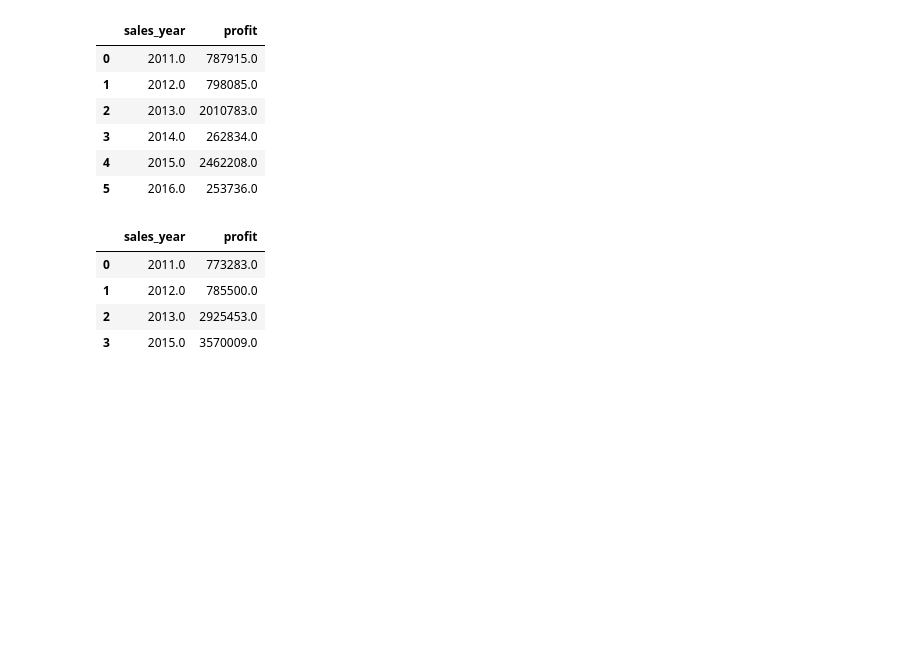
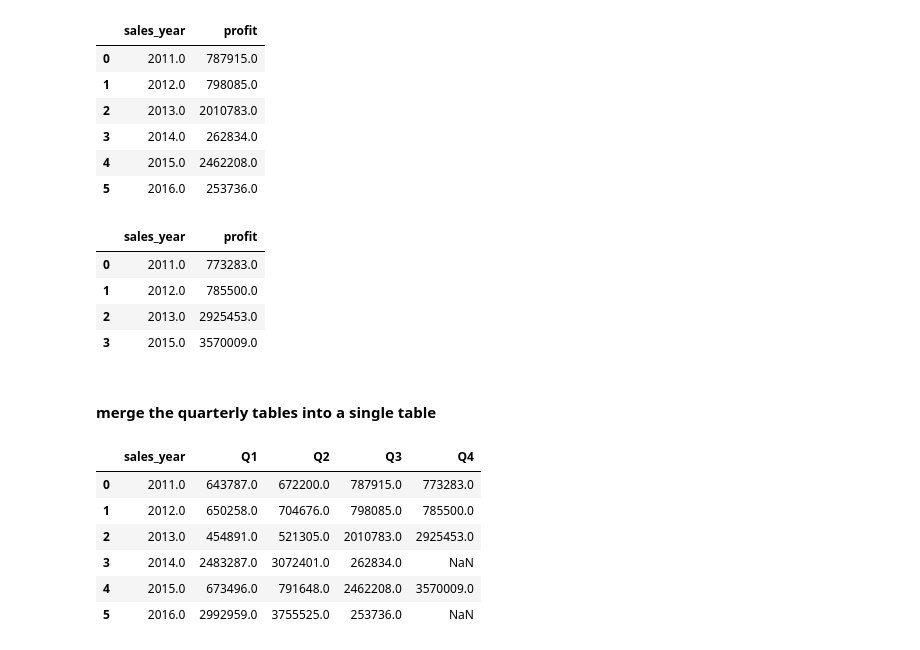
Before and after one commit to LemmyFee/Code-Your-Way-Up, a Jupyter notebook: buybuy_sales.ipynb, the cells around one changed output. Cells and saved outputs as stored; diff of their text form; code cells hidden in the pictures; blank space fills up the shorter version.

Commit message:
feat - merge tables
Merge quarterly tables to create a main table.

```diff
--- a/buybuy_sales.ipynb
+++ b/buybuy_sales.ipynb
@@ -210,3 +210,22 @@ q4
 | 1 | 2012.0 | 785500.0 |
 | 2 | 2013.0 | 2925453.0 |
 | 3 | 2015.0 | 3570009.0 |
+# %% [markdown]
+#### merge the quarterly tables into a single table
+# %%
+# merge the quarterly tables
+df_q = pd.merge(pd.merge(q1,q2, on='sales_year'), q3,on='sales_year')
+# rename the columns
+df_q.rename(columns = {'profit_x':'Q1', 'profit_y':'Q2', 'profit':'Q3'}, inplace = True)
+# %%
+quarterly = pd.merge(df_q, q4, on='sales_year', how='left')
+quarterly.rename(columns = {'profit':'Q4'}, inplace = True)
+quarterly
+# %% [output]
+|  | sales_year | Q1 | Q2 | Q3 | Q4 |
+| 0 | 2011.0 | 643787.0 | 672200.0 | 787915.0 | 773283.0 |
+| 1 | 2012.0 | 650258.0 | 704676.0 | 798085.0 | 785500.0 |
+| 2 | 2013.0 | 454891.0 | 521305.0 | 2010783.0 | 2925453.0 |
+| 3 | 2014.0 | 2483287.0 | 3072401.0 | 262834.0 | NaN |
+| 4 | 2015.0 | 673496.0 | 791648.0 | 2462208.0 | 3570009.0 |
+| 5 | 2016.0 | 2992959.0 | 3755525.0 | 253736.0 | NaN |
```
Also changed, not shown: parts of 1 cell of this notebook.
